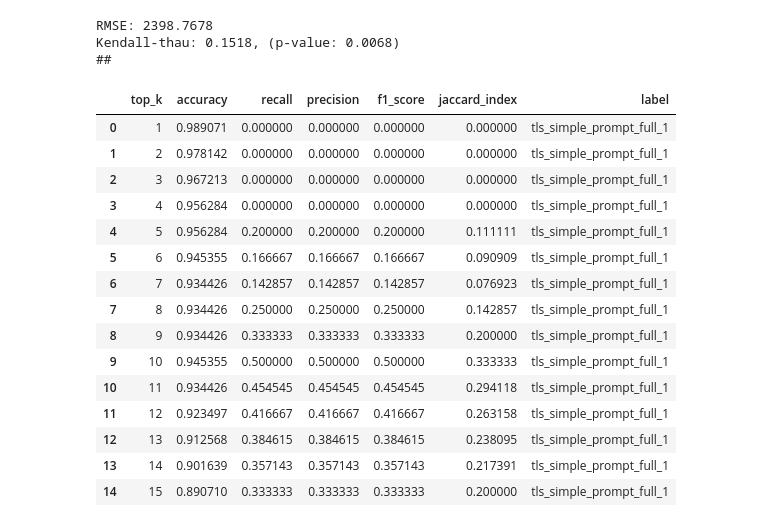
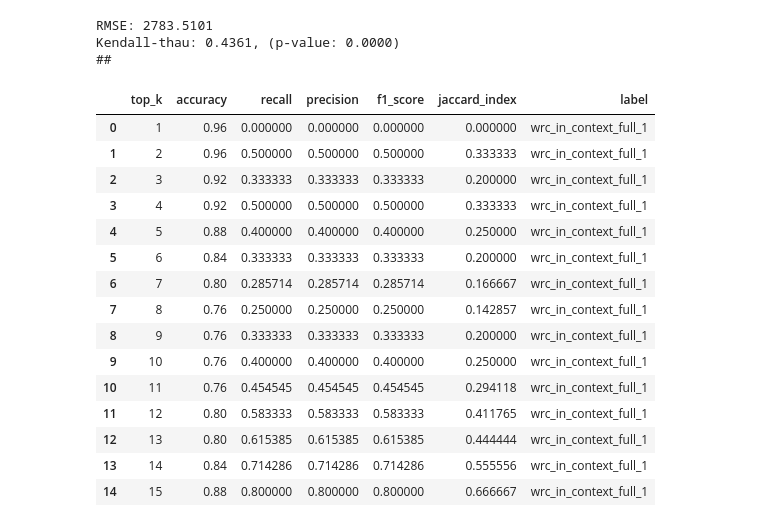
Before and after one commit to juano-/toulouse-pb-ia, a Jupyter notebook: compute_model_scores.ipynb, the cells around one changed output. Saved outputs shown, nothing was run; the diff lists cells and outputs as text; code cells hidden in the pictures.

Commit message:
results with full ds prediction added

```diff
--- a/compute_model_scores.ipynb
+++ b/compute_model_scores.ipynb
@@ -49,49 +49,49 @@ def report_metrics(result_path, top_k=5):
     precision = TP / (TP + FP) if (TP + FP) > 0 else 0.0
     f1_score = 2 * (precision * recall) / (precision + recall) if (precision + recall) > 0 else 0.0
 
     # Jaccard Calculation
     intersection = topk_real_ids & topk_pred_ids
     union = topk_real_ids | topk_pred_ids
     jaccard_index = len(intersection) / len(union) if len(union) > 0 else 0.0
 
     return {
         "top_k": top_k,
         "accuracy": accuracy,
         "recall": recall,
         "precision": precision,
         "f1_score": f1_score,
         "jaccard_index": jaccard_index
     }
 
-name = 'wrc_simple_prompt_full_1'
+name = 'wrc_in_context_full_1'
 results_path = f'output/predictions/{name}.csv'
 report_results_metrics(results_path)
 print("##")
 data = []
 for i in range(15):
     data.append(report_metrics(results_path, top_k=i+1))
 
 top_k_ds = pd.DataFrame(data)
 top_k_ds['label'] = name
 top_k_ds
 # %% [output]
-RMSE: 2398.7678
-Kendall-thau: 0.1518, (p-value: 0.0068)
+RMSE: 2783.5101
+Kendall-thau: 0.4361, (p-value: 0.0000)
 ##
 |  | top_k | accuracy | recall | precision | f1_score | jaccard_index | label |
-| 0 | 1 | 0.989071 | 0.000000 | 0.000000 | 0.000000 | 0.000000 | tls_simple_prompt_full_1 |
-| 1 | 2 | 0.978142 | 0.000000 | 0.000000 | 0.000000 | 0.000000 | tls_simple_prompt_full_1 |
-| 2 | 3 | 0.967213 | 0.000000 | 0.000000 | 0.000000 | 0.000000 | tls_simple_prompt_full_1 |
-| 3 | 4 | 0.956284 | 0.000000 | 0.000000 | 0.000000 | 0.000000 | tls_simple_prompt_full_1 |
-| 4 | 5 | 0.956284 | 0.200000 | 0.200000 | 0.200000 | 0.111111 | tls_simple_prompt_full_1 |
-| 5 | 6 | 0.945355 | 0.166667 | 0.166667 | 0.166667 | 0.090909 | tls_simple_prompt_full_1 |
-| 6 | 7 | 0.934426 | 0.142857 | 0.142857 | 0.142857 | 0.076923 | tls_simple_prompt_full_1 |
-| 7 | 8 | 0.934426 | 0.250000 | 0.250000 | 0.250000 | 0.142857 | tls_simple_prompt_full_1 |
-| 8 | 9 | 0.934426 | 0.333333 | 0.333333 | 0.333333 | 0.200000 | tls_simple_prompt_full_1 |
-| 9 | 10 | 0.945355 | 0.500000 | 0.500000 | 0.500000 | 0.333333 | tls_simple_prompt_full_1 |
-| 10 | 11 | 0.934426 | 0.454545 | 0.454545 | 0.454545 | 0.294118 | tls_simple_prompt_full_1 |
-| 11 | 12 | 0.923497 | 0.416667 | 0.416667 | 0.416667 | 0.263158 | tls_simple_prompt_full_1 |
-| 12 | 13 | 0.912568 | 0.384615 | 0.384615 | 0.384615 | 0.238095 | tls_simple_prompt_full_1 |
-| 13 | 14 | 0.901639 | 0.357143 | 0.357143 | 0.357143 | 0.217391 | tls_simple_prompt_full_1 |
-| 14 | 15 | 0.890710 | 0.333333 | 0.333333 | 0.333333 | 0.200000 | tls_simple_prompt_full_1 |
+| 0 | 1 | 0.96 | 0.000000 | 0.000000 | 0.000000 | 0.000000 | wrc_in_context_full_1 |
+| 1 | 2 | 0.96 | 0.500000 | 0.500000 | 0.500000 | 0.333333 | wrc_in_context_full_1 |
+| 2 | 3 | 0.92 | 0.333333 | 0.333333 | 0.333333 | 0.200000 | wrc_in_context_full_1 |
+| 3 | 4 | 0.92 | 0.500000 | 0.500000 | 0.500000 | 0.333333 | wrc_in_context_full_1 |
+| 4 | 5 | 0.88 | 0.400000 | 0.400000 | 0.400000 | 0.250000 | wrc_in_context_full_1 |
+| 5 | 6 | 0.84 | 0.333333 | 0.333333 | 0.333333 | 0.200000 | wrc_in_context_full_1 |
+| 6 | 7 | 0.80 | 0.285714 | 0.285714 | 0.285714 | 0.166667 | wrc_in_context_full_1 |
+| 7 | 8 | 0.76 | 0.250000 | 0.250000 | 0.250000 | 0.142857 | wrc_in_context_full_1 |
+| 8 | 9 | 0.76 | 0.333333 | 0.333333 | 0.333333 | 0.200000 | wrc_in_context_full_1 |
+| 9 | 10 | 0.76 | 0.400000 | 0.400000 | 0.400000 | 0.250000 | wrc_in_context_full_1 |
+| 10 | 11 | 0.76 | 0.454545 | 0.454545 | 0.454545 | 0.294118 | wrc_in_context_full_1 |
+| 11 | 12 | 0.80 | 0.583333 | 0.583333 | 0.583333 | 0.411765 | wrc_in_context_full_1 |
+| 12 | 13 | 0.80 | 0.615385 | 0.615385 | 0.615385 | 0.444444 | wrc_in_context_full_1 |
+| 13 | 14 | 0.84 | 0.714286 | 0.714286 | 0.714286 | 0.555556 | wrc_in_context_full_1 |
+| 14 | 15 | 0.88 | 0.800000 | 0.800000 | 0.800000 | 0.666667 | wrc_in_context_full_1 |
 # %%
```
Also changed, not shown: parts of 2 cells of this notebook, 10 other files.
